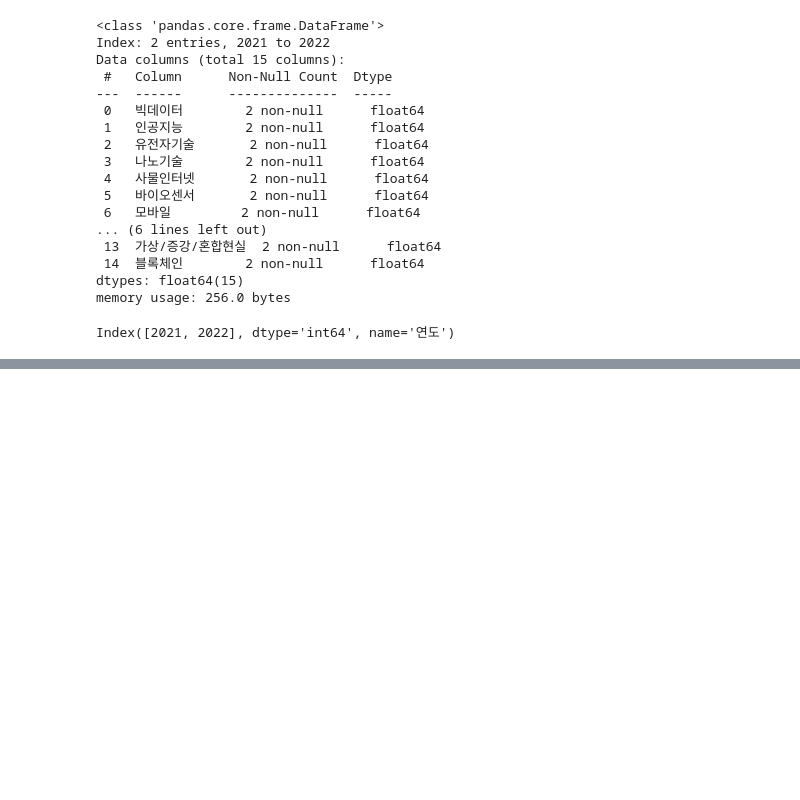
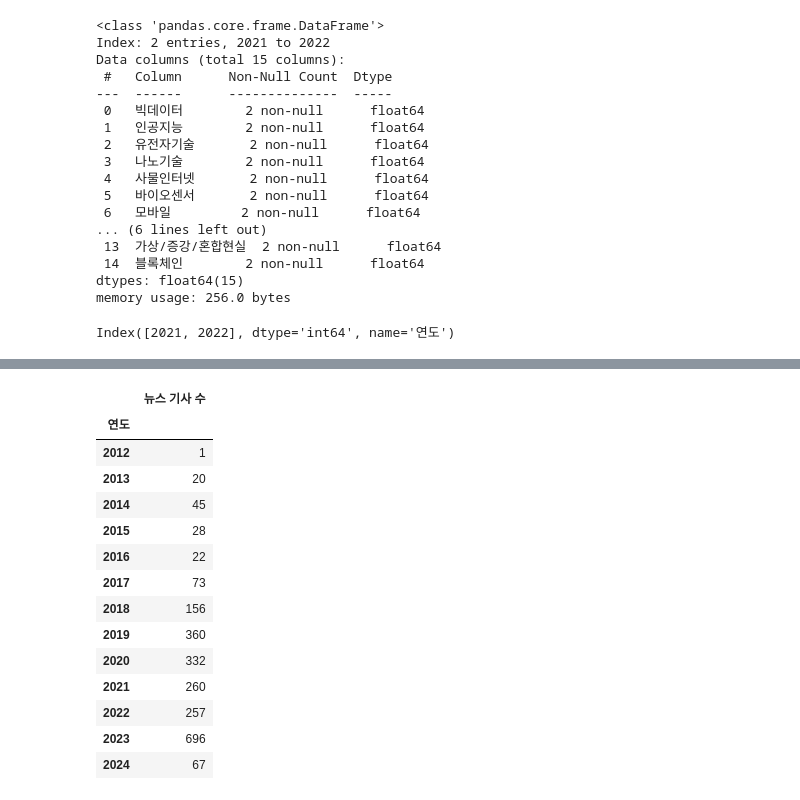
Before and after one commit to KDT-Web-Crawling-project05/KDT5-Web-Crawling-project, a Jupyter notebook: 이현길/bio_bigdata.ipynb, the cells around one changed output, grey strips where cells are left out. Cells and saved outputs as stored; diff of their text form; code cells hidden in the pictures; blank space fills up the shorter version.

```diff
--- a/이현길/bio_bigdata.ipynb
+++ b/이현길/bio_bigdata.ipynb
@@ -64,0 +110,21 @@ plt.show()
+# %%
+yearsDF = yearsSR2.to_frame().sort_index()
+yearsDF.columns = ['뉴스 기사 수']
+yearsDF.index.name = '연도'
+yearsDF
+# %% [output]
+|  | 뉴스 기사 수 |
+| 연도 |  |
+| 2012 | 1 |
+| 2013 | 20 |
+| 2014 | 45 |
+| 2015 | 28 |
+| 2016 | 22 |
+| 2017 | 73 |
+| 2018 | 156 |
+| 2019 | 360 |
+| 2020 | 332 |
+| 2021 | 260 |
+| 2022 | 257 |
+| 2023 | 696 |
+| 2024 | 67 |
```
Also changed, not shown: parts of 6 cells of this notebook, 13 other files.
